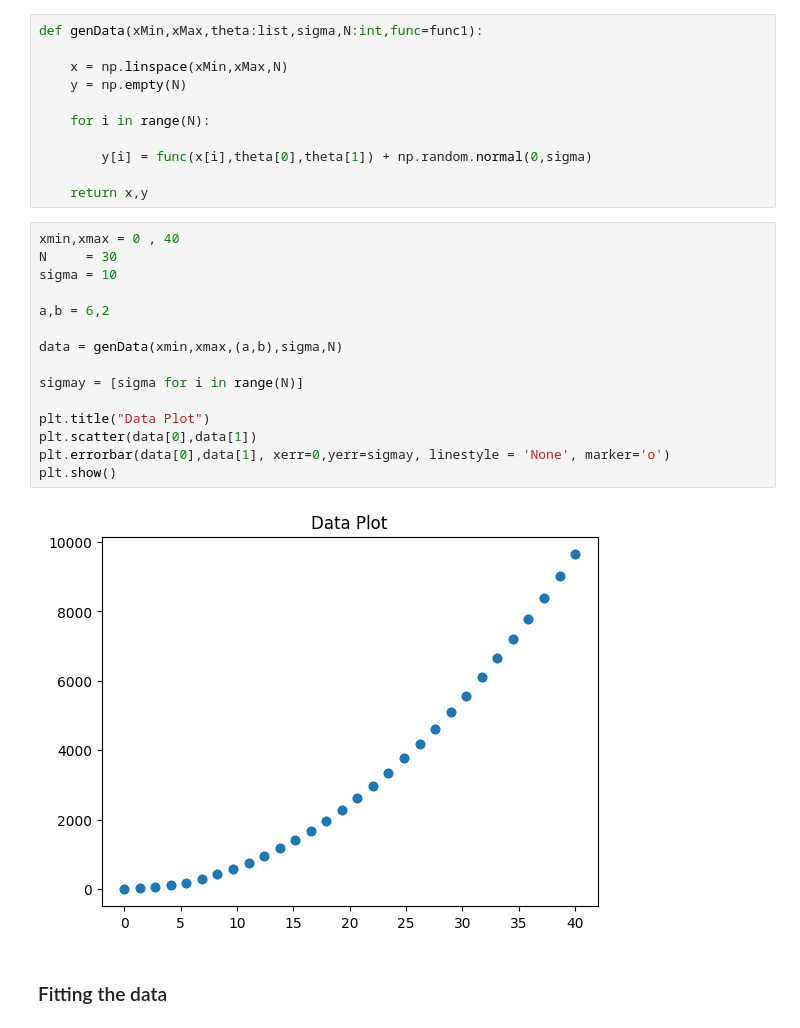
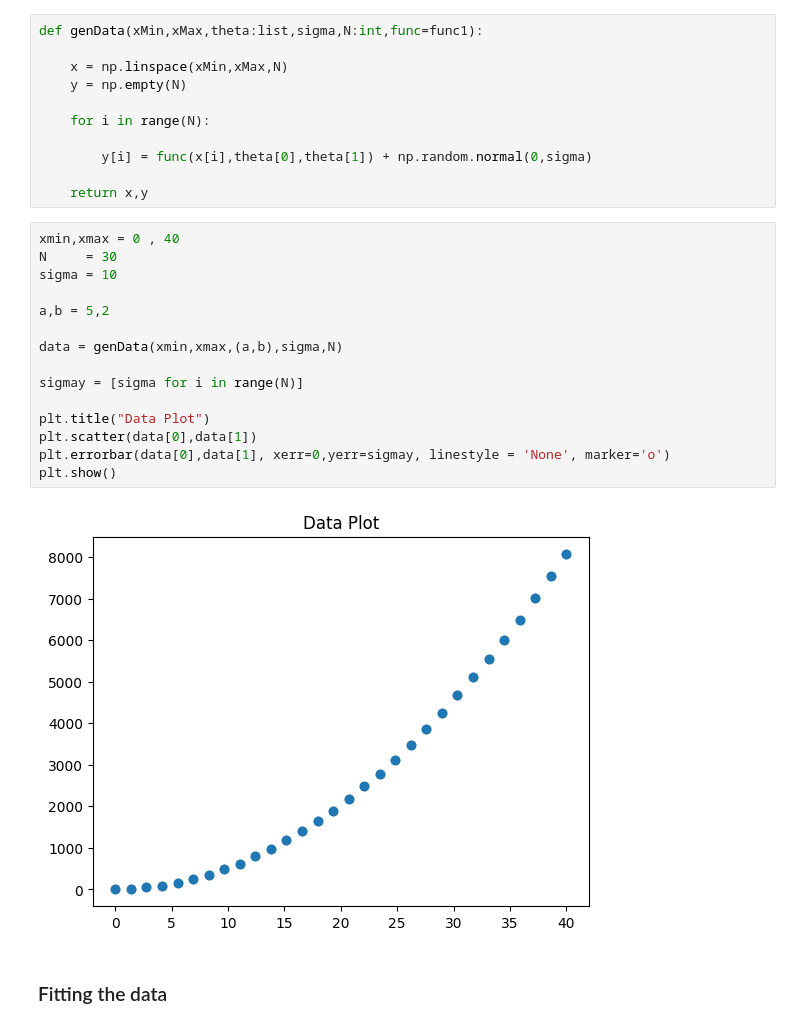
Before and after one commit to Yehan-Edirisinghe/Labo_cal, a Jupyter notebook: lecture_11/note.ipynb, the cells around one changed output. Cells and saved outputs as stored; diff of their text form.

```diff
--- a/lecture_11/note.ipynb
+++ b/lecture_11/note.ipynb
@@ -26,20 +30,20 @@ def genData(xMin,xMax,theta:list,sigma,N:int,func=func1):
 # %%
 xmin,xmax = 0 , 40
 N     = 30
 sigma = 10
 
-a,b = 6,2
+a,b = 5,2
 
 data = genData(xmin,xmax,(a,b),sigma,N)
 
 sigmay = [sigma for i in range(N)]
 
 plt.title("Data Plot")
 plt.scatter(data[0],data[1])
 plt.errorbar(data[0],data[1], xerr=0,yerr=sigmay, linestyle = 'None', marker='o')
 plt.show()
 # %% [output]
-[figure, old version]
+[figure, new version]
 # %% [markdown]
 <h3>Fitting the data
 # %%
```
Also changed, not shown: parts of 11 cells of this notebook.
